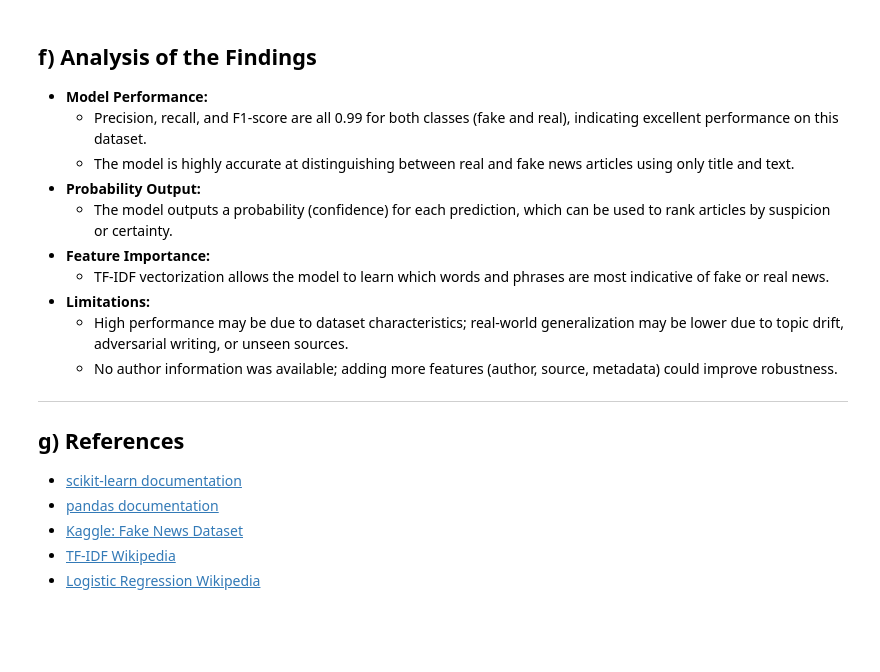
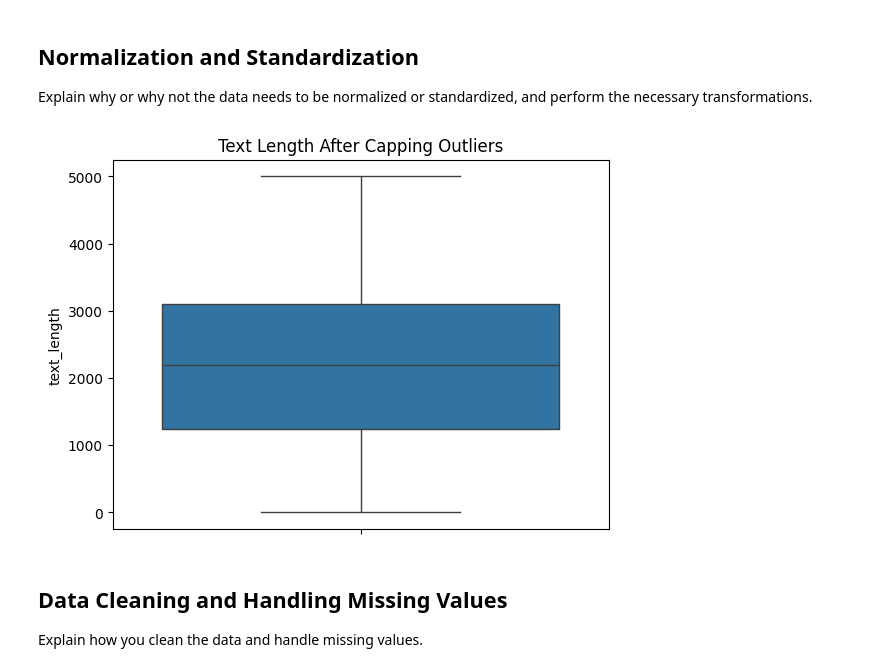
Before and after one commit to gabrielrosendo/CST-425, a Jupyter notebook: Machine Learning Project/fake_news_detector.ipynb, the cells around one changed output. Cells and saved outputs as stored; diff of their text form; code cells hidden in the pictures; blank space fills up the shorter version.

```diff
--- a/Machine Learning Project/fake_news_detector.ipynb
+++ b/Machine Learning Project/fake_news_detector.ipynb
@@ -196,22 +59,17 @@ Predicted: Real (Probability Real: 86.9%)
-# %% [markdown]
-## f) Analysis of the Findings
-
-- **Model Performance:**
-  - Precision, recall, and F1-score are all 0.99 for both classes (fake and real), indicating excellent performance on this dataset.
-  - The model is highly accurate at distinguishing between real and fake news articles using only title and text.
-- **Probability Output:**
-  - The model outputs a probability (confidence) for each prediction, which can be used to rank articles by suspicion or certainty.
-- **Feature Importance:**
-  - TF-IDF vectorization allows the model to learn which words and phrases are most indicative of fake or real news.
-- **Limitations:**
-  - High performance may be due to dataset characteristics; real-world generalization may be lower due to topic drift, adversarial writing, or unseen sources.
-  - No author information was available; adding more features (author, source, metadata) could improve robustness.
-
----
-
-## g) References
-- [scikit-learn documentation](https://scikit-learn.org/stable/)
-- [pandas documentation](https://pandas.pydata.org/)
-- [Kaggle: Fake News Dataset](https://www.kaggle.com/clmentbisaillon/fake-and-real-news-dataset)
-- [TF-IDF Wikipedia](https://en.wikipedia.org/wiki/Tf%E2%80%93idf)
-- [Logistic Regression Wikipedia](https://en.wikipedia.org/wiki/Logistic_regression)
+# %% [markdown]
+## Normalization and Standardization
+Explain why or why not the data needs to be normalized or standardized, and perform the necessary transformations.
+# %%
+# Text data does not need normalization or standardization as TF-IDF inherently scales the features.
+# However, we ensure no extreme values in text length affect the analysis.
+
+# Cap text length to remove extreme outliers
+data['text_length'] = np.clip(data['text_length'], 0, 5000)
+sns.boxplot(data['text_length'])
+plt.title('Text Length After Capping Outliers')
+plt.show()
+# %% [output]
+[figure, added]
+# %% [markdown]
+## Data Cleaning and Handling Missing Values
+Explain how you clean the data and handle missing values.
```
Also changed, not shown: parts of 25 cells of this notebook, 3 other files.
